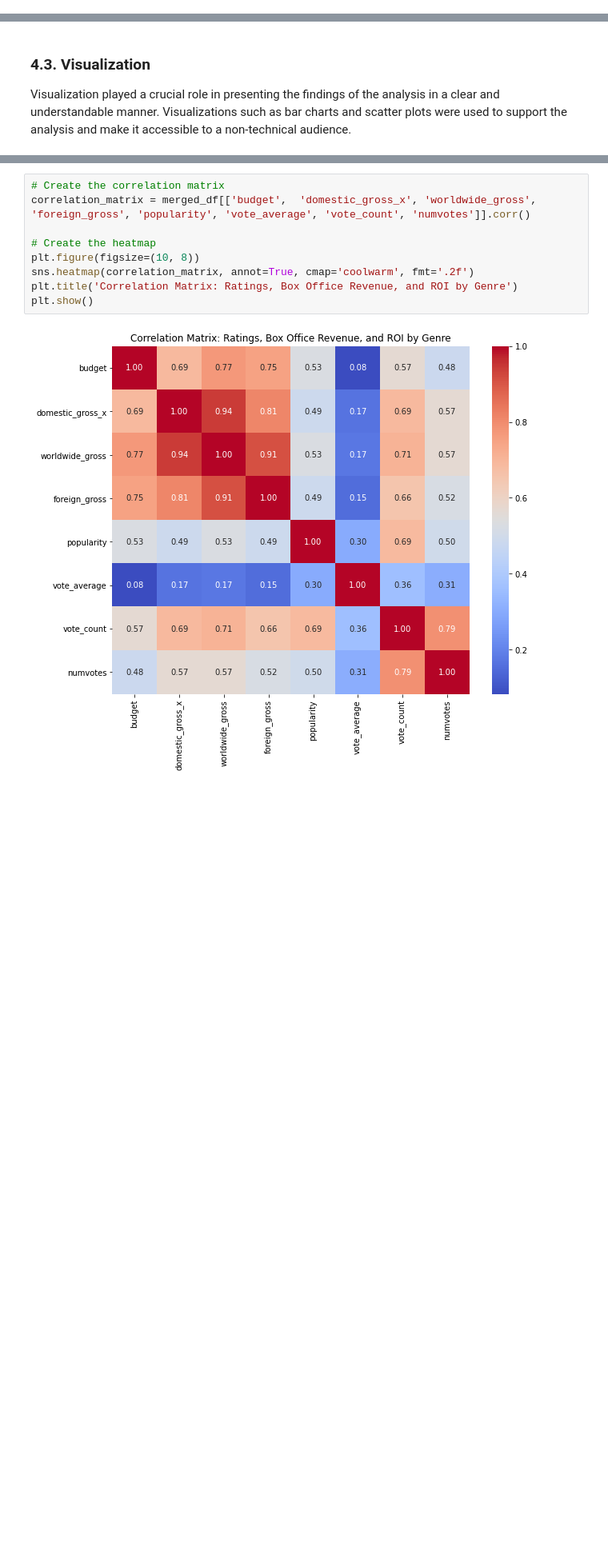
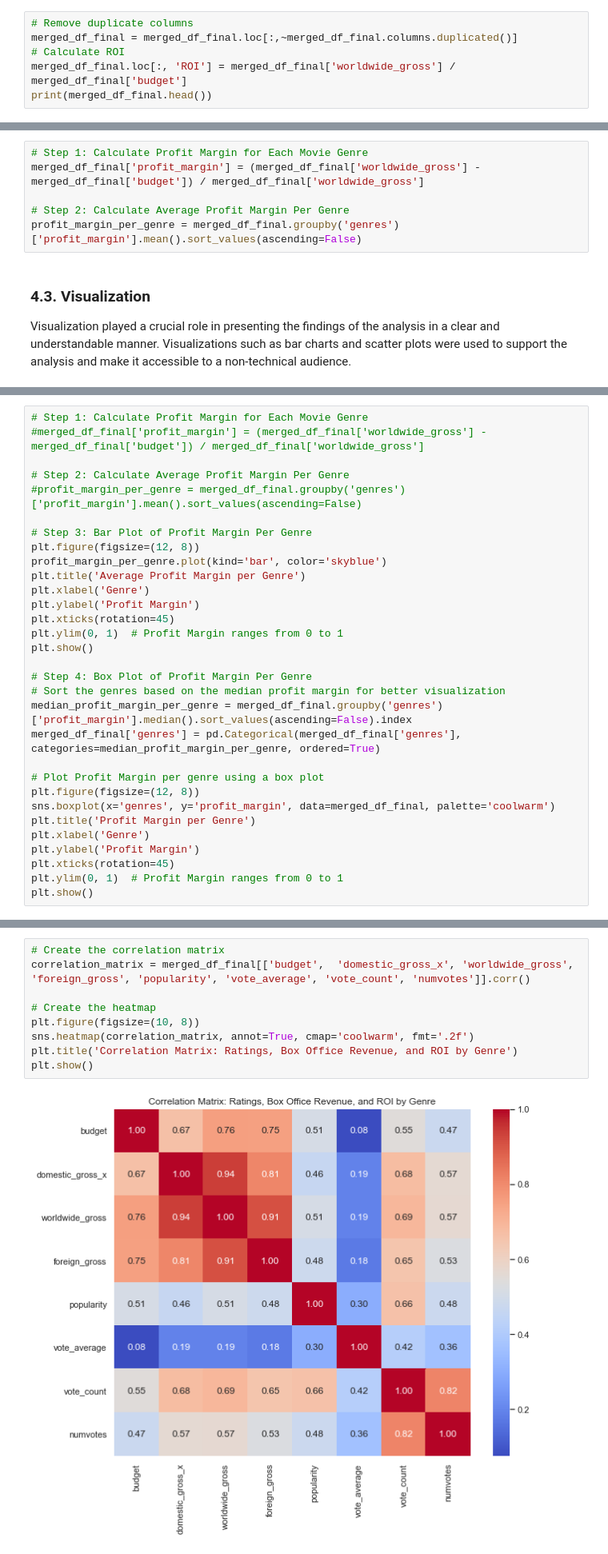
Before and after one commit to George-Chira/phase-one-project, a Jupyter notebook: Project.ipynb, the cells around one changed output, grey strips where cells are left out. Shown at 80% size. Drawn from its saved outputs; the diff is of its cells as text; blank space fills up the shorter version.

```diff
--- a/Project.ipynb
+++ b/Project.ipynb
@@ -754,0 +894,6 @@ Name: ROI, dtype: float64
+# %%
+# Remove duplicate columns
+merged_df_final = merged_df_final.loc[:,~merged_df_final.columns.duplicated()]
+# Calculate ROI
+merged_df_final.loc[:, 'ROI'] = merged_df_final['worldwide_gross'] / merged_df_final['budget']
+print(merged_df_final.head())
@@ -755,3 +929,9 @@ Name: ROI, dtype: float64
+# %%
+# Step 1: Calculate Profit Margin for Each Movie Genre
+merged_df_final['profit_margin'] = (merged_df_final['worldwide_gross'] - merged_df_final['budget']) / merged_df_final['worldwide_gross']
+
+# Step 2: Calculate Average Profit Margin Per Genre
+profit_margin_per_genre = merged_df_final.groupby('genres')['profit_margin'].mean().sort_values(ascending=False)
 # %% [markdown]
 ### 4.3. Visualization
 Visualization played a crucial role in presenting the findings of the analysis in a clear and understandable manner. Visualizations such as bar charts and scatter plots were used to support the analysis and make it accessible to a non-technical audience.
@@ -781,0 +985,31 @@ Correlation between Budget and ROI: -0.10334041601495032
+# %%
+# Step 1: Calculate Profit Margin for Each Movie Genre
+#merged_df_final['profit_margin'] = (merged_df_final['worldwide_gross'] - merged_df_final['budget']) / merged_df_final['worldwide_gross']
+
+# Step 2: Calculate Average Profit Margin Per Genre
+#profit_margin_per_genre = merged_df_final.groupby('genres')['profit_margin'].mean().sort_values(ascending=False)
+
+# Step 3: Bar Plot of Profit Margin Per Genre
+plt.figure(figsize=(12, 8))
+profit_margin_per_genre.plot(kind='bar', color='skyblue')
+plt.title('Average Profit Margin per Genre')
+plt.xlabel('Genre')
+plt.ylabel('Profit Margin')
+plt.xticks(rotation=45)
+plt.ylim(0, 1)  # Profit Margin ranges from 0 to 1
+plt.show()
+
+# Step 4: Box Plot of Profit Margin Per Genre
+# Sort the genres based on the median profit margin for better visualization
+median_profit_margin_per_genre = merged_df_final.groupby('genres')['profit_margin'].median().sort_values(ascending=False).index
+merged_df_final['genres'] = pd.Categorical(merged_df_final['genres'], categories=median_profit_margin_per_genre, ordered=True)
+
+# Plot Profit Margin per genre using a box plot
+plt.figure(figsize=(12, 8))
+sns.boxplot(x='genres', y='profit_margin', data=merged_df_final, palette='coolwarm')
+plt.title('Profit Margin per Genre')
+plt.xlabel('Genre')
+plt.ylabel('Profit Margin')
+plt.xticks(rotation=45)
+plt.ylim(0, 1)  # Profit Margin ranges from 0 to 1
+plt.show()
@@ -782,11 +1019,11 @@ Correlation between Budget and ROI: -0.10334041601495032
 # %%
 # Create the correlation matrix
-correlation_matrix = merged_df[['budget',  'domestic_gross_x', 'worldwide_gross', 'foreign_gross', 'popularity', 'vote_average', 'vote_count', 'numvotes']].corr()
+correlation_matrix = merged_df_final[['budget',  'domestic_gross_x', 'worldwide_gross', 'foreign_gross', 'popularity', 'vote_average', 'vote_count', 'numvotes']].corr()
 
 # Create the heatmap
 plt.figure(figsize=(10, 8))
 sns.heatmap(correlation_matrix, annot=True, cmap='coolwarm', fmt='.2f')
 plt.title('Correlation Matrix: Ratings, Box Office Revenue, and ROI by Genre')
 plt.show()
 # %% [output]
-[figure, old version]
+[figure, new version]
```
Also changed, not shown: parts of 49 cells of this notebook.
